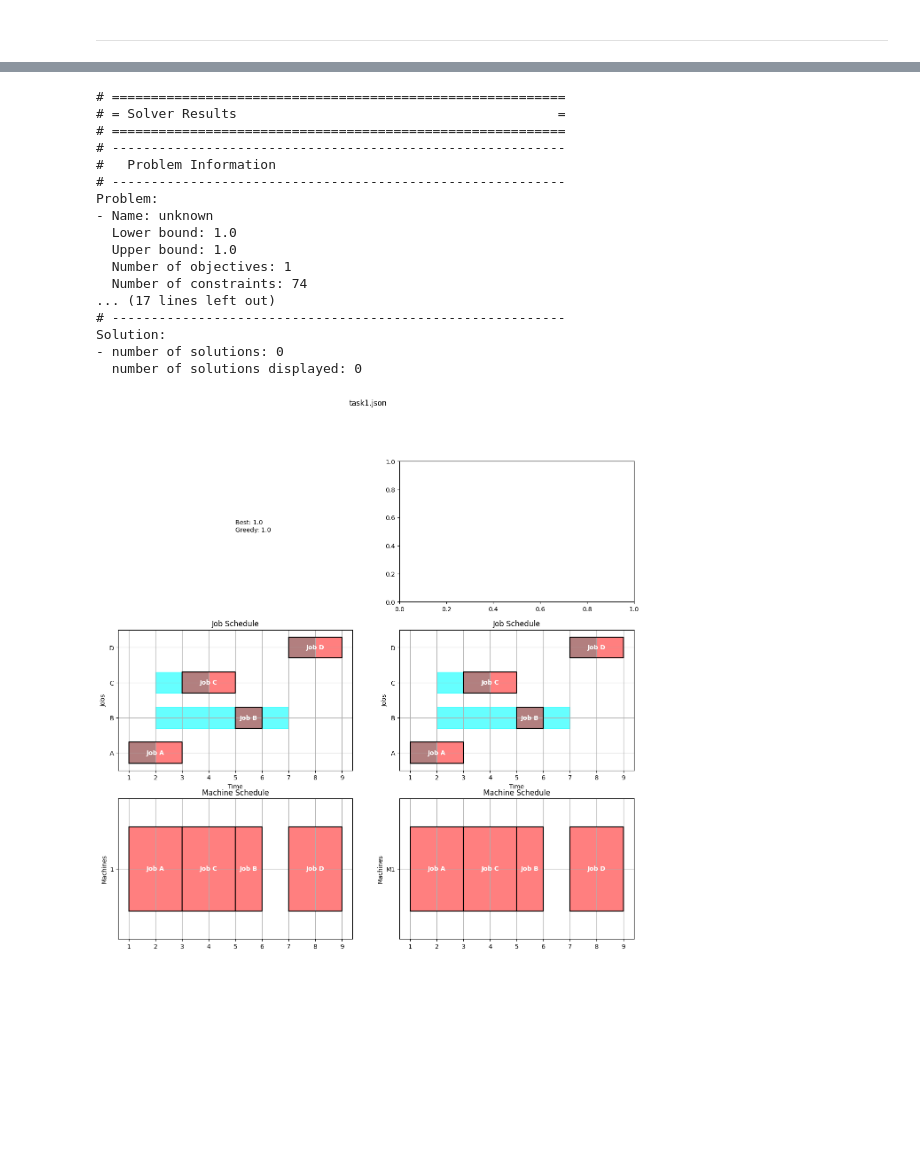
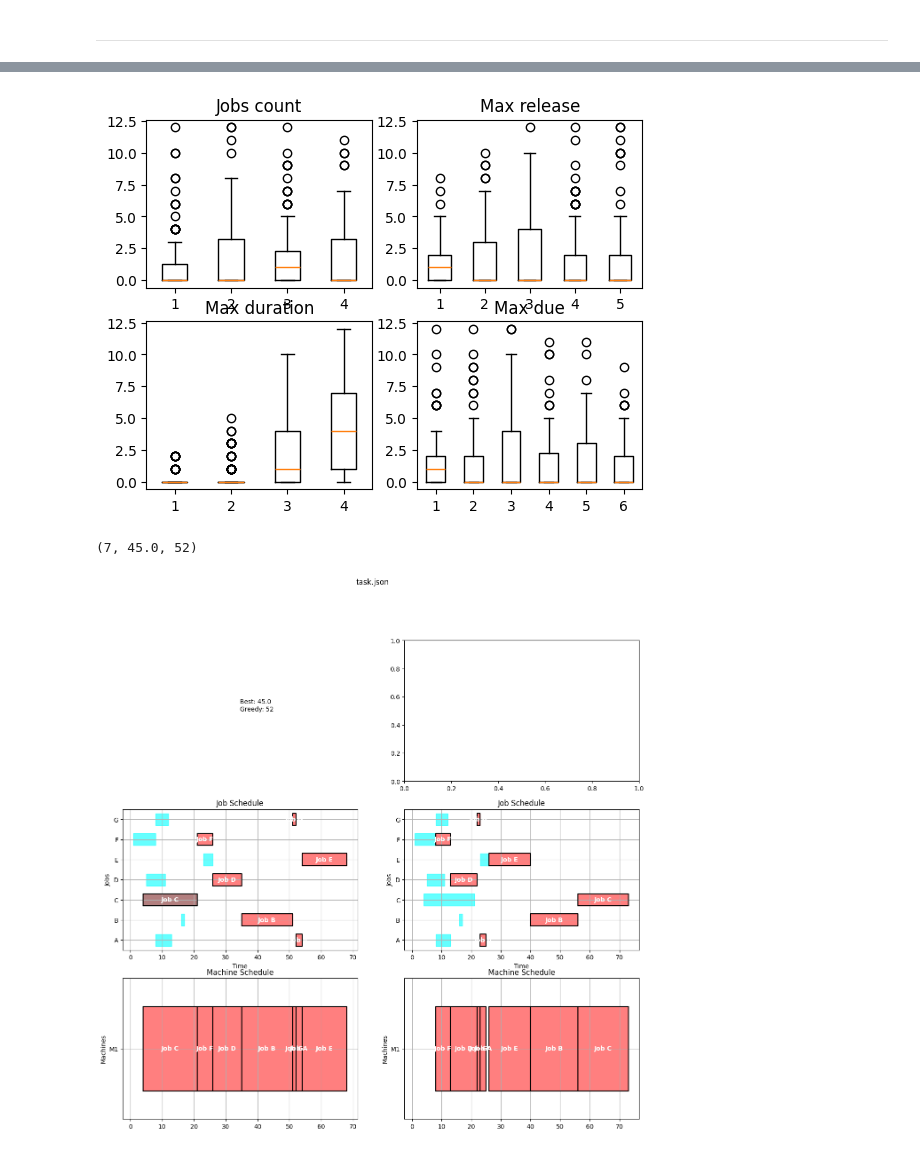
Before and after one commit to Igor743646/Optimization-Methods, a Jupyter notebook: Lab2/Lab2.ipynb, the cells around one changed output, grey strips where cells are left out. Drawn from its saved outputs; the diff is of its cells as text; code cells hidden in the pictures; blank space fills up the shorter version.

```diff
--- a/Lab2/Lab2.ipynb
+++ b/Lab2/Lab2.ipynb
@@ -127,12 +128,15 @@ def ScheduleMachines(JOBS):
     m.c6 = Constraint(m.J, rule=lambda m, j: m.pastdue[j] <= tmax*m.ispastdue[j])
 
     TransformationFactory('gdp.hull').apply_to(m)
-    SolverFactory('glpk', executable="C:\glpk\glpk-4.65\w32\glpsol.exe").solve(m).write()
+    result = SolverFactory('glpk', executable=r"C:\glpk\glpk-4.65\w32\glpsol.exe").solve(m)
 
     SCHEDULE = {}
     for j in m.J:
-        SCHEDULE[j] = {'machine': 1, 'start': m.start[j](), 'finish': m.start[j]() + JOBS[j]['duration']}
-
+        start = m.start[j]() if m.start[j]() is not None else JOBS[j]["release"]
+        try:
+            SCHEDULE[j] = {'machine': "M1", 'start': start, 'finish': start + JOBS[j]['duration']}
+        except:
+            result.write()
     return SCHEDULE, m
 # %% [markdown]
 ## Алгоритм
@@ -184,8 +188,9 @@ def DoJob(job, jobs, intervals):
     return info, new_intervals
 
 def Solve(jobs: dict):
-    intervals = [(min(map(lambda x: float(jobs[x]["release"]), jobs)),
-            max(map(lambda x: float(jobs[x]["release"]), jobs)) + sum(map(lambda x: float(jobs[x]["release"]), jobs)))]
+    releases = list(map(lambda x: float(jobs[x]["release"]), jobs))
+    durations = list(map(lambda x: float(jobs[x]["duration"]), jobs))
+    intervals = [(min(releases), max(releases) + sum(durations))]
 
     result = {}
     while jobs:
@@ -197,7 +202,7 @@ def Solve(jobs: dict):
 # %% [markdown]
 ---
 # %%
-def Test(name):
+def Test(name, verbose = False):
     DATA = ReadJson(name=name)
 
     #Задание словаря работ
@@ -206,13 +211,16 @@ def Test(name):
     SCHEDULE1, MODEL = ScheduleMachines(JOBS)
     SCHEDULE2 = Solve(JOBS.copy())
 
-    fig, ax = plt.subplots(3, 2, figsize=(15,14))
-    fig.suptitle(f"{name}")
-    ax[0][0].get_xaxis().set_visible(False)
-    ax[0][0].get_yaxis().set_visible(False)
-    ax[0][0].set_axis_off()
-    ax[0][0].text(0.5, 0.5, f"Best: {Kpi(JOBS, SCHEDULE1)['Max Pastdue']}\n"
-                 f"Greedy: {Kpi(JOBS, SCHEDULE2)['Max Pastdue']}")
+    if not verbose:
+        fig, ax = plt.subplots(3, 2, figsize=(15,14))
+        fig.suptitle(f"{name}")
+        ax[0][0].get_xaxis().set_visible(False)
+        ax[0][0].get_yaxis().set_visible(False)
+        ax[0][0].set_axis_off()
+        ax[0][0].text(0.5, 0.5, f"Best: {Kpi(JOBS, SCHEDULE1)['Max Pastdue']}\n"
+                     f"Greedy: {Kpi(JOBS, SCHEDULE2)['Max Pastdue']}")
 
-    Gantt(JOBS, SCHEDULE1, ax[1][0], ax[2][0])
-    Gantt(JOBS, SCHEDULE2, ax[1][1], ax[2][1])
+        Gantt(JOBS, SCHEDULE1, ax[1][0], ax[2][0])
+        Gantt(JOBS, SCHEDULE2, ax[1][1], ax[2][1])
+
+    return len(JOBS), Kpi(JOBS, SCHEDULE1)['Max Pastdue'], Kpi(JOBS, SCHEDULE2)['Max Pastdue']
@@ -219,21 +280,14 @@ def Test(name):
+# %%
+for idx, param in enumerate(['Jobs count', 'Max release', 'Max duration', 'Max due']):
+    df1 = df.groupby([param]).mean()
+    plt.subplot(221 + idx, title=param)
+    plt.boxplot([df[df[param] == i]["Delta"].values for i in df1.index.values])
+
+plt.show()
+# %% [output]
+[figure, added]
 # %%
-Test("task1.json")
+Test("task.json")
 # %% [output]
-# ==========================================================
-# = Solver Results                                         =
-# ==========================================================
-# ----------------------------------------------------------
-#   Problem Information
-# ----------------------------------------------------------
-Problem:
-- Name: unknown
-  Lower bound: 1.0
-  Upper bound: 1.0
-  Number of objectives: 1
-  Number of constraints: 74
-... (17 lines left out)
-# ----------------------------------------------------------
-Solution:
-- number of solutions: 0
-  number of solutions displayed: 0
+(7, 45.0, 52)
-[figure, old version]
+[figure, new version]
```
Also changed, not shown: parts of 7 cells of this notebook, 3 other files.
